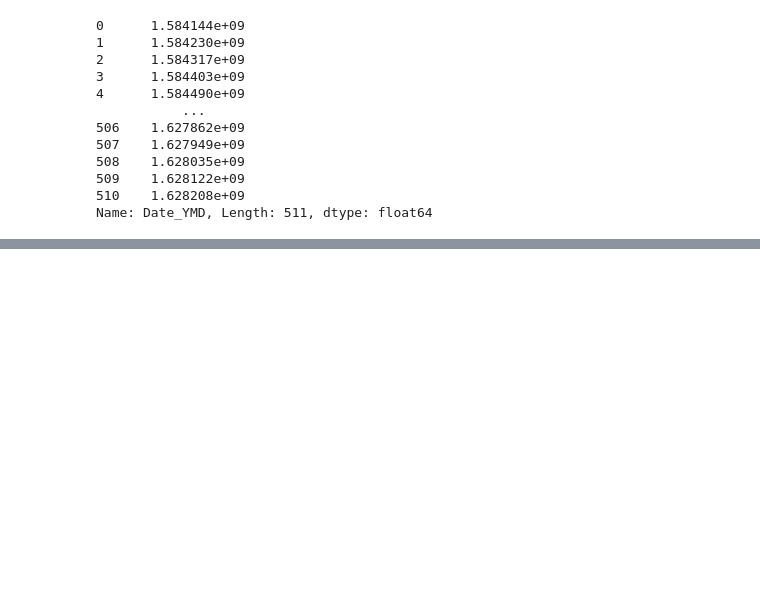
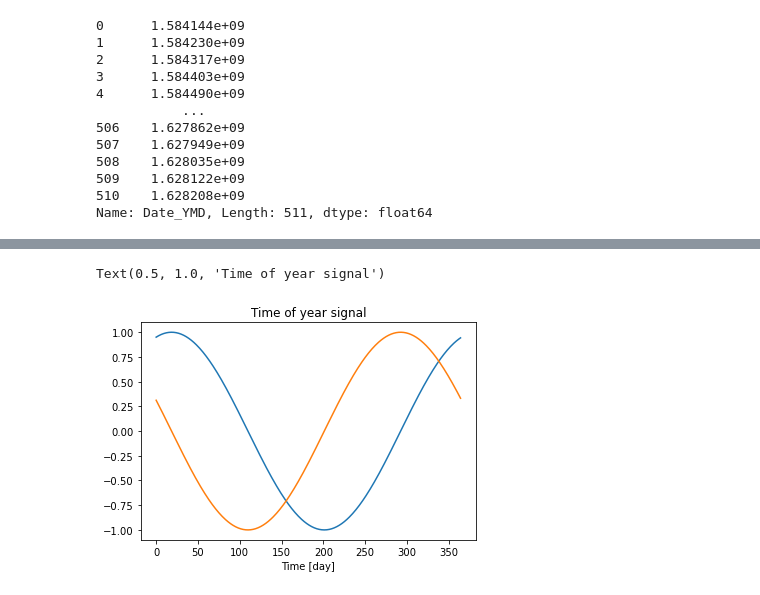
Before and after one commit to coderali95/covid-19-prediction, a Jupyter notebook: Main.ipynb, the cells around one changed output, grey strips where cells are left out. Saved outputs shown, nothing was run; the diff lists cells and outputs as text; code cells hidden in the pictures; blank space fills up the shorter version.

```diff
--- a/Main.ipynb
+++ b/Main.ipynb
@@ -77,5 +75,8 @@ NameError: name 'day' is not defined
 # %%
 plt.plot(np.array(df['Year sin'])[:365])
 plt.plot(np.array(df['Year cos'])[:365])
-plt.xlabel('Time [h]')
-plt.title('Time of day signal')
+plt.xlabel('Time [day]')
+plt.title('Time of year signal')
+# %% [output]
+Text(0.5, 1.0, 'Time of year signal')
+[figure, added]
```
Also changed, not shown: parts of 1 cell of this notebook, 1 other file.
